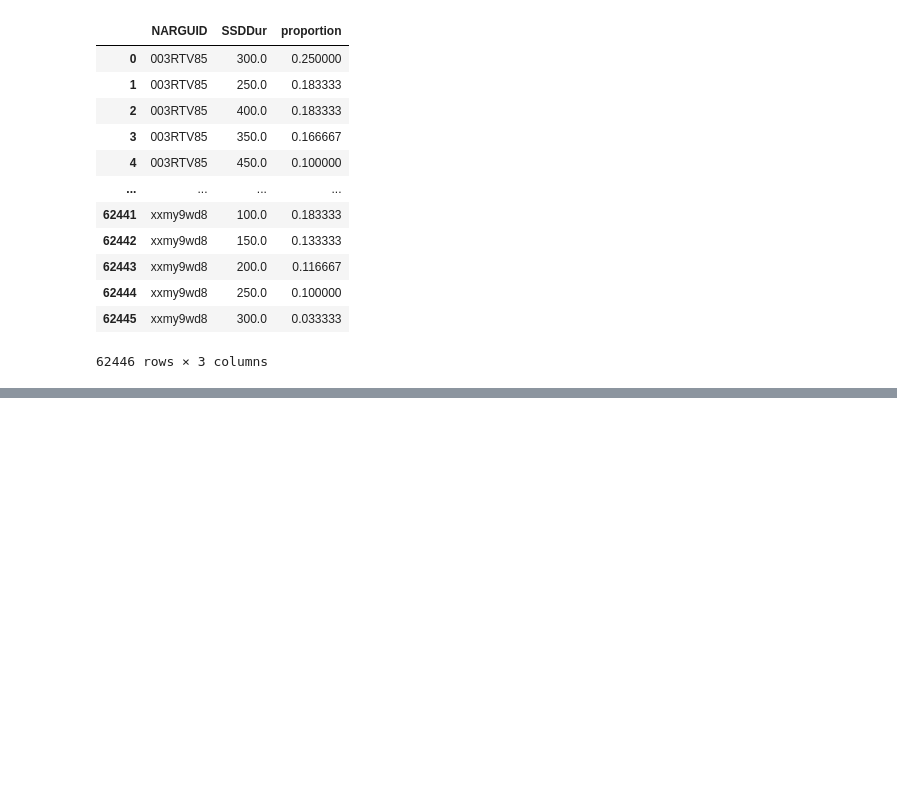
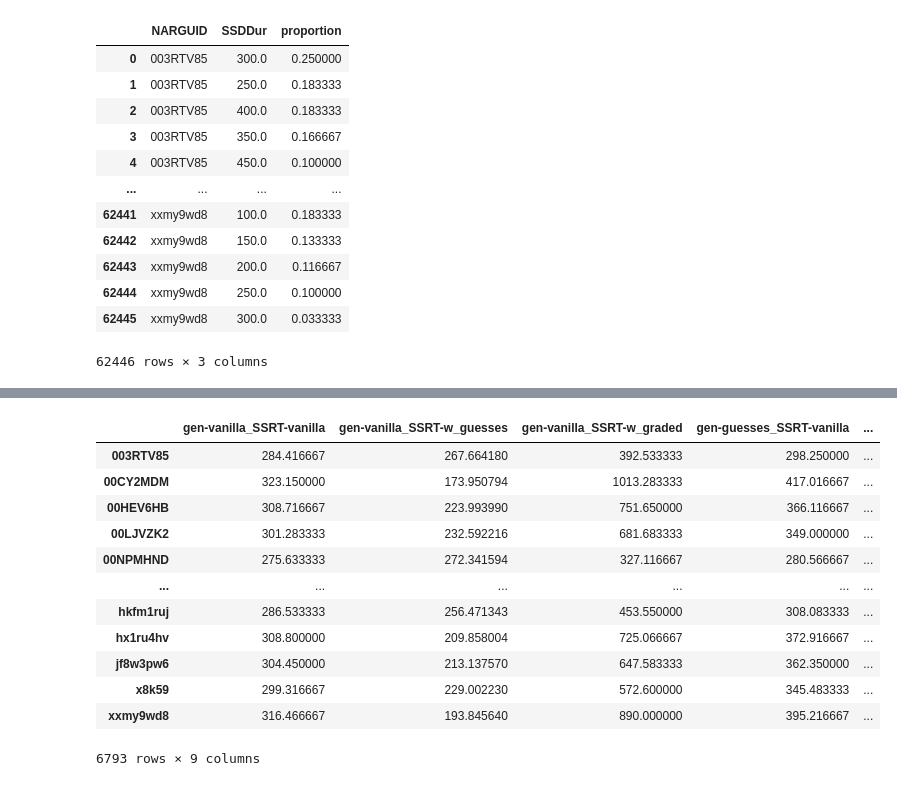
Before and after one commit to henrymj/ABCD_simulations, a Jupyter notebook: individual_differences.ipynb, the cells around one changed output, grey strips where cells are left out. Saved outputs shown, nothing was run; the diff lists cells and outputs as text; code cells hidden in the pictures; blank space fills up the shorter version.

```diff
--- a/individual_differences.ipynb
+++ b/individual_differences.ipynb
@@ -23,16 +23,21 @@ ABCD_SSD_dists
 62446 rows × 3 columns
 # %%
 indiv_SSRTs = pd.DataFrame()
-for file in [i for i in glob('ssrt_metrics/indiv_*.csv') if 'linear' not in i and 'guess' not in i]:
+for file in [i for i in glob('ssrt_metrics/indiv_*.csv') if 'linear' not in i]:
     data =  pd.read_csv(file, index_col=0)
+
+    if 'graded' in file:
+        data.loc[data.SSD==0, ['SSRT', 'SSRT_w_guesses', 'SSRT_w_graded']] = data.loc[data.SSD==50.0, ['SSRT', 'SSRT_w_guesses', 'SSRT_w_graded']].values
+    else:
+        data.loc[data.SSD==0, 'SSRT_w_graded'] = data.loc[data.SSD==50.0, 'SSRT_w_graded'].values
+
     gen_str = file.split('indiv_')[-1].replace('.csv', '')
     indiv_ssrt_df = pd.DataFrame(np.nan, index=ABCD_SSD_dists.NARGUID.unique(), columns=['vanilla', 'w_guesses', 'w_graded'])
     for sub in ABCD_SSD_dists.NARGUID.unique():
         curr_sub = ABCD_SSD_dists.query("NARGUID=='%s'" % sub)
-#         if curr_sub.SSDDur.max() <= 550: #KLUDGE WHILE ALL SSDS ARE BEING SIMULATED
         indiv_ssrt_df.loc[sub, :] = [0, 0, 0]
         for SSD in curr_sub.SSDDur:
             ssd_SSRTs = data.loc[data.SSD==SSD, ['SSRT', 'SSRT_w_guesses', 'SSRT_w_graded']].values[0]
             weight = curr_sub.loc[curr_sub.SSDDur==SSD, 'proportion'].values
             indiv_ssrt_df.loc[sub, :] +=  ssd_SSRTs * weight
-    indiv_SSRTs = pd.concat([indiv_SSRTs, indiv_ssrt_df.rank().add_prefix('gen-%s_SSRT-' % gen_str)], 1)
+    indiv_SSRTs = pd.concat([indiv_SSRTs, indiv_ssrt_df.add_prefix('gen-%s_SSRT-' % gen_str)], 1)
@@ -96,0 +44,17 @@ indiv_SSRTs
+# %%
+indiv_SSRTs.to_csv('ABCD_weighted_SSRTs.csv')
+indiv_SSRTs
+# %% [output]
+|  | gen-vanilla_SSRT-vanilla | gen-vanilla_SSRT-w_guesses | gen-vanilla_SSRT-w_graded | gen-guesses_SSRT-vanilla | ... |
+| 003RTV85 | 284.416667 | 267.664180 | 392.533333 | 298.250000 | ... |
+| 00CY2MDM | 323.150000 | 173.950794 | 1013.283333 | 417.016667 | ... |
+| 00HEV6HB | 308.716667 | 223.993990 | 751.650000 | 366.116667 | ... |
+| 00LJVZK2 | 301.283333 | 232.592216 | 681.683333 | 349.000000 | ... |
+| 00NPMHND | 275.633333 | 272.341594 | 327.116667 | 280.566667 | ... |
+| ... | ... | ... | ... | ... | ... |
+| hkfm1ruj | 286.533333 | 256.471343 | 453.550000 | 308.083333 | ... |
+| hx1ru4hv | 308.800000 | 209.858004 | 725.066667 | 372.916667 | ... |
+| jf8w3pw6 | 304.450000 | 213.137570 | 647.583333 | 362.350000 | ... |
+| x8k59 | 299.316667 | 229.002230 | 572.600000 | 345.483333 | ... |
+| xxmy9wd8 | 316.466667 | 193.845640 | 890.000000 | 395.216667 | ... |
+6793 rows × 9 columns
```
Also changed, not shown: parts of 8 cells of this notebook, 7 other files.
